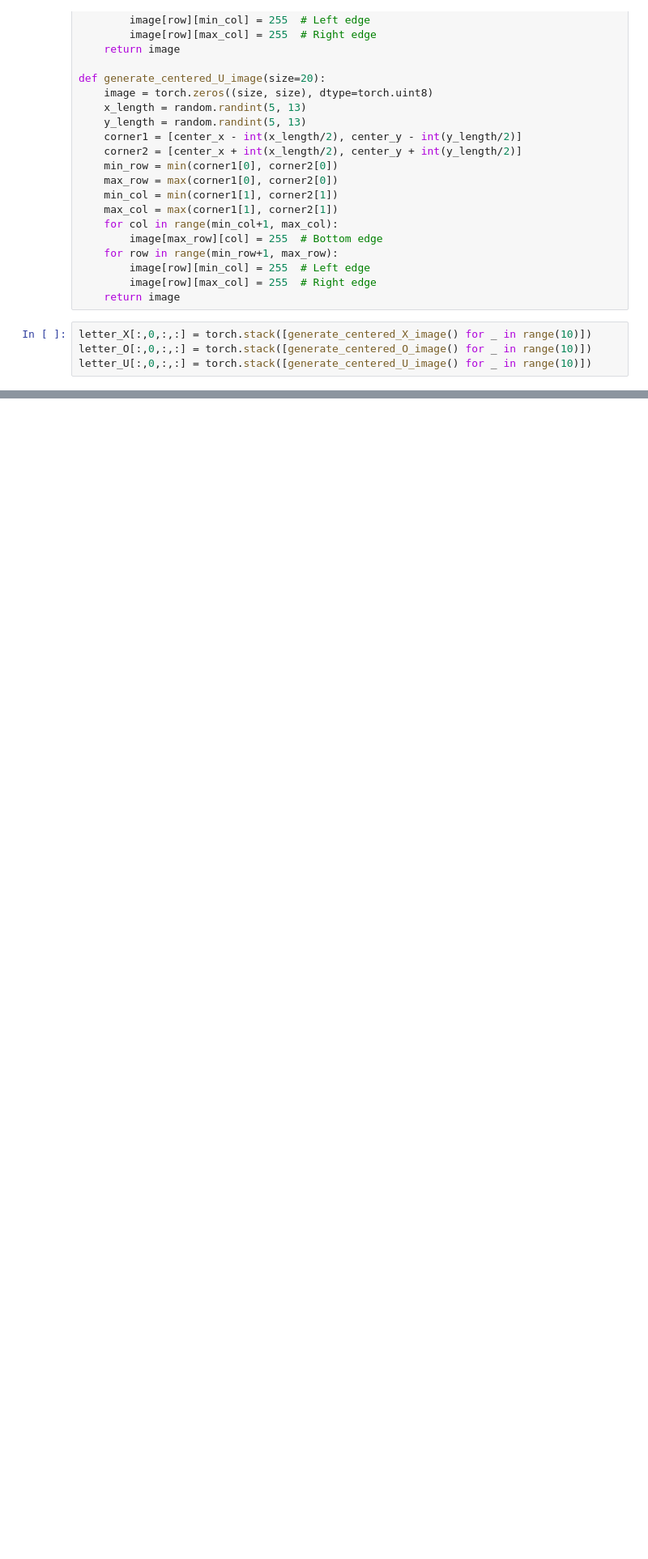
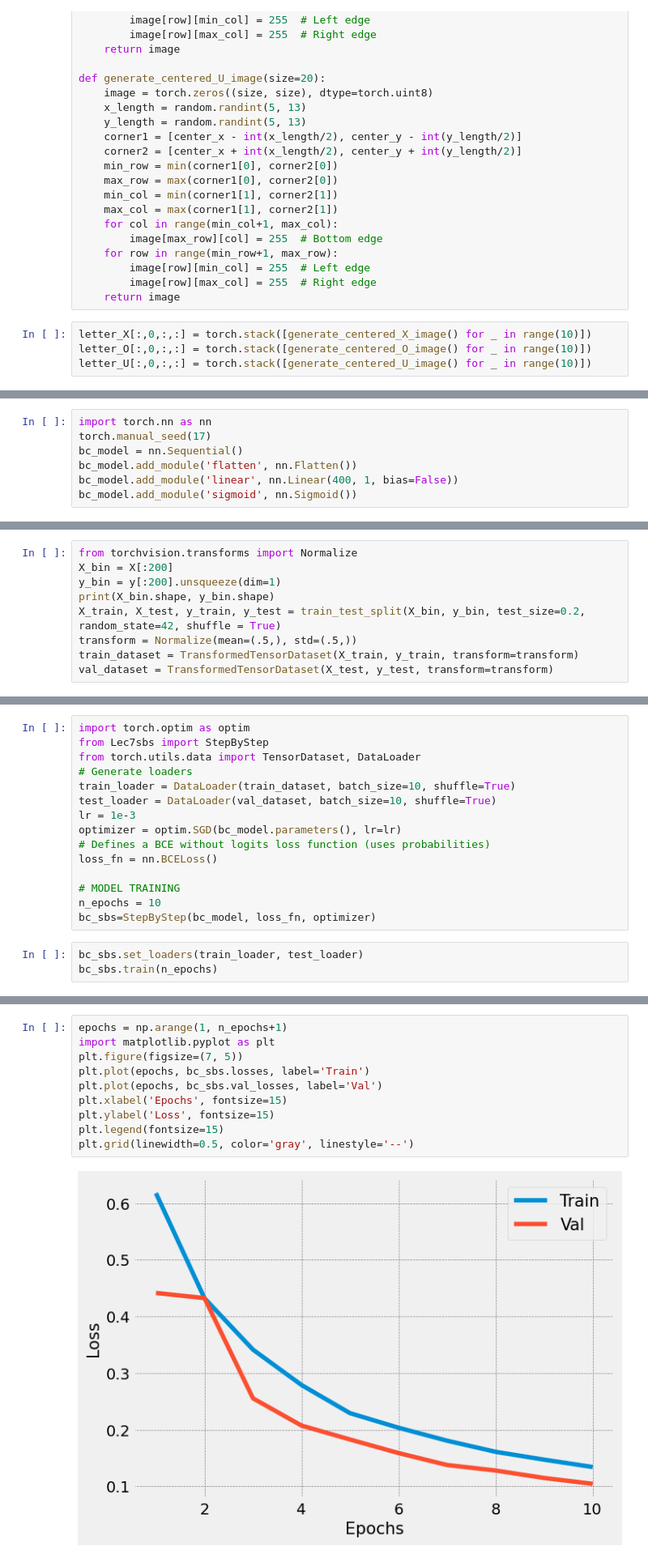
Before and after one commit to soykilian/image_classification, a Jupyter notebook: P4.ipynb, the cells around one changed output, grey strips where cells are left out. Shown at 81% size. Cells and saved outputs as stored; diff of their text form; blank space fills up the shorter version.

```diff
--- a/P4.ipynb
+++ b/P4.ipynb
@@ -157,0 +178,7 @@ plt.imshow(letter_X_aug[11].squeeze(dim=0))
+# %%
+import torch.nn as nn
+torch.manual_seed(17)
+bc_model = nn.Sequential()
+bc_model.add_module('flatten', nn.Flatten())
+bc_model.add_module('linear', nn.Linear(400, 1, bias=False))
+bc_model.add_module('sigmoid', nn.Sigmoid())
@@ -157,0 +203,9 @@ plt.imshow(letter_X_aug[11].squeeze(dim=0))
+# %%
+from torchvision.transforms import Normalize
+X_bin = X[:200]
+y_bin = y[:200].unsqueeze(dim=1)
+print(X_bin.shape, y_bin.shape)
+X_train, X_test, y_train, y_test = train_test_split(X_bin, y_bin, test_size=0.2, random_state=42, shuffle = True)
+transform = Normalize(mean=(.5,), std=(.5,))
+train_dataset = TransformedTensorDataset(X_train, y_train, transform=transform)
+val_dataset = TransformedTensorDataset(X_test, y_test, transform=transform)
@@ -157,0 +214,18 @@ plt.imshow(letter_X_aug[11].squeeze(dim=0))
+# %%
+import torch.optim as optim
+from Lec7sbs import StepByStep
+from torch.utils.data import TensorDataset, DataLoader
+# Generate loaders
+train_loader = DataLoader(train_dataset, batch_size=10, shuffle=True)
+test_loader = DataLoader(val_dataset, batch_size=10, shuffle=True)
+lr = 1e-3
+optimizer = optim.SGD(bc_model.parameters(), lr=lr)
+# Defines a BCE without logits loss function (uses probabilities)
+loss_fn = nn.BCELoss()
+
+# MODEL TRAINING
+n_epochs = 10
+bc_sbs=StepByStep(bc_model, loss_fn, optimizer)
+# %%
+bc_sbs.set_loaders(train_loader, test_loader)
+bc_sbs.train(n_epochs)
@@ -157,0 +243,12 @@ plt.imshow(letter_X_aug[11].squeeze(dim=0))
+# %%
+epochs = np.arange(1, n_epochs+1)
+import matplotlib.pyplot as plt
+plt.figure(figsize=(7, 5))
+plt.plot(epochs, bc_sbs.losses, label='Train')
+plt.plot(epochs, bc_sbs.val_losses, label='Val')
+plt.xlabel('Epochs', fontsize=15)
+plt.ylabel('Loss', fontsize=15)
+plt.legend(fontsize=15)
+plt.grid(linewidth=0.5, color='gray', linestyle='--')
+# %% [output]
+[figure, added]
```
Also changed, not shown: parts of 22 cells of this notebook, 29 other files.
